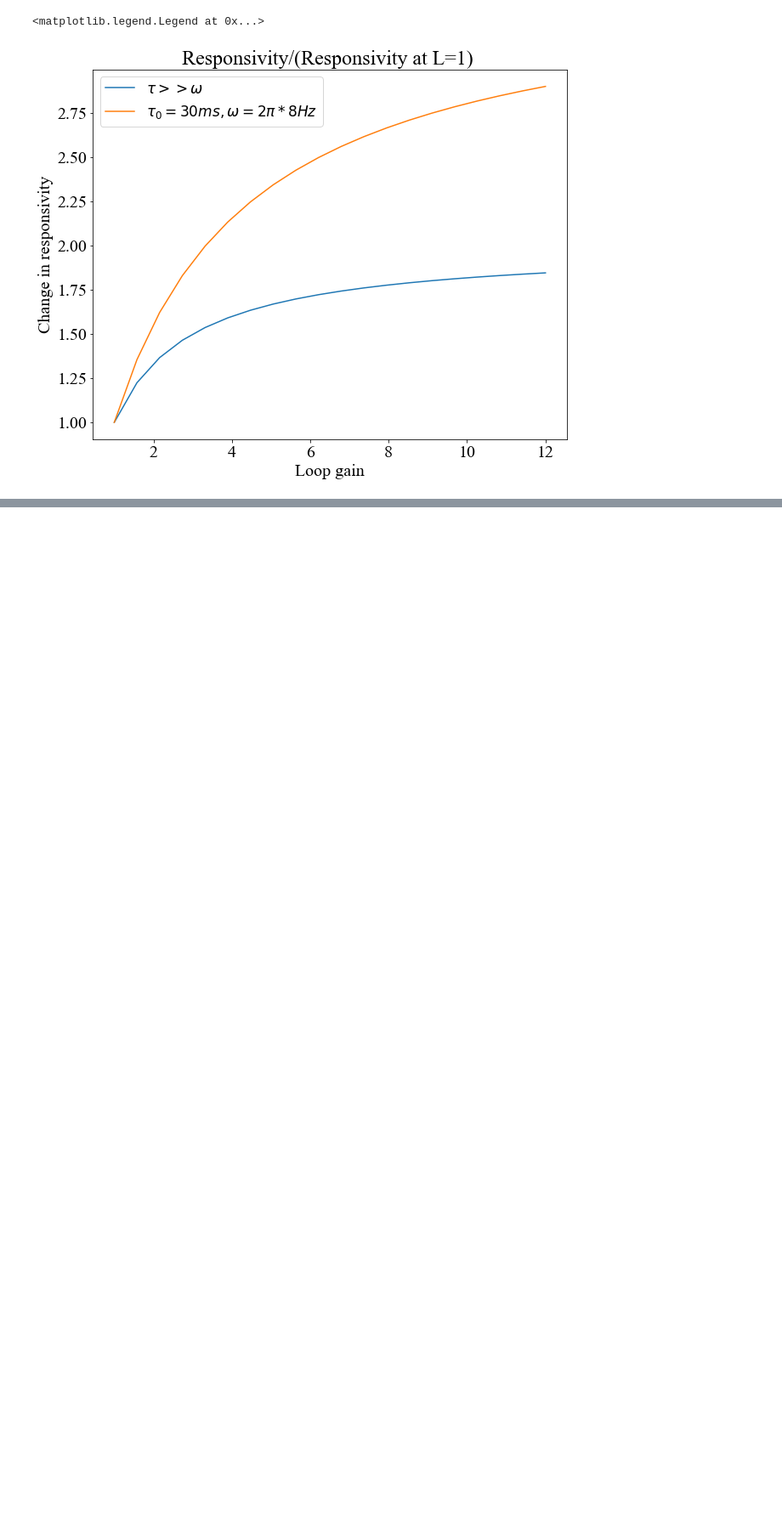
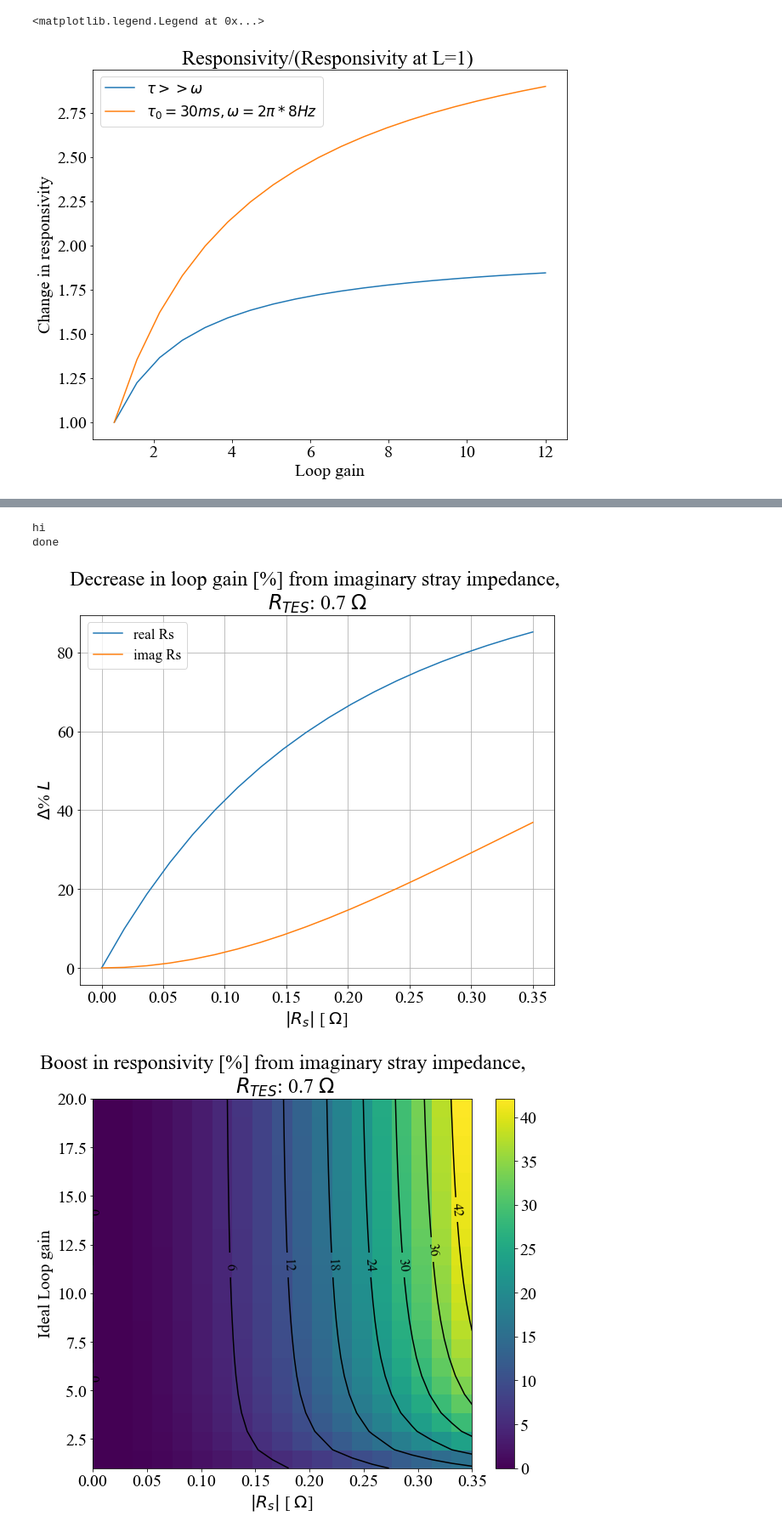
Before and after one commit to nfarias95/ReadoutDesigner, a Jupyter notebook: dfmux_simulations/simulate_responsivity.ipynb, the cells around one changed output, grey strips where cells are left out. Shown at 85% size. Drawn from its saved outputs; the diff is of its cells as text; code cells hidden in the pictures; blank space fills up the shorter version.

Commit message:
cleaned up the thermal simulations code and made a code to simulate detector stability based on Tucker's thesis

```diff
--- a/dfmux_simulations/simulate_responsivity.ipynb
+++ b/dfmux_simulations/simulate_responsivity.ipynb
@@ -51,0 +161,77 @@ plt.legend()
+# %%
+# constants
+V_TES_2 = 1 # I won't dial this knob
+R_TES_2 = 1 * 0.7
+
+# initialize arrays to store data
+loop_gains_2 = np.linspace(1, 20, 21)
+R_s_array_2 = np.linspace(0, R_TES_2/2, 20) *1j
+
+# things we'll evaluate
+S_Is_2 = np.zeros( (len(loop_gains_2), len(R_s_array_2)))
+S_Is_boosted_2 = np.zeros( (len(loop_gains_2), len(R_s_array_2)))
+#boosts_2 = np.zeros( (len(loop_gains), len(R_s_array))) # SI_boosted/SI_not_boosted
+boosts_real_2 = np.zeros( (len(loop_gains_2), len(R_s_array_2))) # SI_boosted/SI_not_boosted
+loop_gains_real_2 = np.zeros( (len(loop_gains_2), len(R_s_array_2)))
+S_Is_real_2 = np.zeros( (len(loop_gains_2), len(R_s_array_2))) # "realistic" , accounting R_s in boost and change in L
+
+for l, loop_gain_2 in enumerate(loop_gains_2):
+    for rs, R_s_2 in enumerate(R_s_array_2):
+        # adjust Vbias so that V_TES is always the same (should be since V_TES is set by P_OPT)
+        V_bias_2 = V_TES_2 *  ( R_TES_2 / (R_TES_2 + R_s_2) ) **(-1)
+
+        # calculate responsitivies assuming a fast detector
+        # ideal
+        #S_I = np.abs( calculate_responsivity(V_TES, loop_gain, tau=None, omega=None)   )
+        S_I_2 = S_I_note_74(loop_gain_2, R_TES_2, 0, V_TES_2)
+
+        # boosted but with realistic loop gain
+        # following equation in LiteBIRD note 74, see what the impact of R_s is on the loopgain
+        loop_gain_factor_2 = get_loop_gain_factor(R_TES_2, R_s_2)
+        loop_gain_real_2 = loop_gain_2 * loop_gain_factor_2
+
+        #S_I_real = np.abs(calculate_responsivity(V_bias, loop_gain_real, tau=None, omega=None, R_TES=R_TES, R_s = R_s))
+        # using Tijmen's equation
+        V_TES_2 =  V_bias_2 * R_TES_2 / (R_TES_2 + R_s_2)
+        S_I_real_2 = S_I_note_74(loop_gain_real_2, R_TES_2, R_s_2, V_TES_2)
+
+        boosts_real_2[l, rs] = (S_I_real_2-S_I_2)/S_I_2 * 100
+
+        # store
+        S_Is_2[l, rs] = S_I_2
+        S_Is_real_2[l, rs] = S_I_real_2
+        loop_gains_real_2[l, rs] = loop_gain_real_2
+
+    #print(V_TES, R_s, np.conj(R_s), S_I, S_I_real)
+
+        #(1-0.05264980633456311j)
+
+
+for i in ([0]):
+    loop_gain_decrease_2 = (loop_gains_2[-1] - loop_gains_real_2[-1, : ])/loop_gains_2[-1] * 100
+    fig = plt.figure(14, figsize=FIG_SIZE)
+
+    c1= plt.plot( np.abs(R_s_array), loop_gain_decrease, label='real Rs')
+    c = plt.plot( np.abs(R_s_array_2), loop_gain_decrease_2, label='imag Rs')
+    plt.ylabel("$\Delta$" +   "% $L$")
+    plt.xlabel("$|R_s|$ [ $\\Omega$] ")
+    plt.title("Decrease in loop gain [%] from imaginary stray impedance, \n$R_{TES}$: " + str(R_TES_2) + " $\\Omega$")
+    plt.grid(True)
+    plt.legend()
+    print("hi")
+
+for i in ([0]):
+    fig = plt.figure(12, figsize=FIG_SIZE)
+    c = plt.pcolormesh( np.abs(R_s_array_2), loop_gains_2, boosts_real_2)
+    plt.colorbar(c)
+    contour = plt.contour(np.abs(R_s_array_2), loop_gains_2, boosts_real_2, colors='black')
+    plt.clabel(contour, inline=True, fontsize=16, fmt='%2.0f')
+    plt.ylabel("Ideal Loop gain")
+    plt.xlabel("$|R_s|$ [ $\\Omega$] ")
+    plt.title("Boost in responsivity [%] from imaginary stray impedance,\n $R_{TES}$: " + str(R_TES_2) + " $\\Omega$")
+    print("done")
+# %% [output]
+hi
+done
+[figure, added]
+[figure, added]
```
Also changed, not shown: parts of 8 cells of this notebook, 9 other files.
